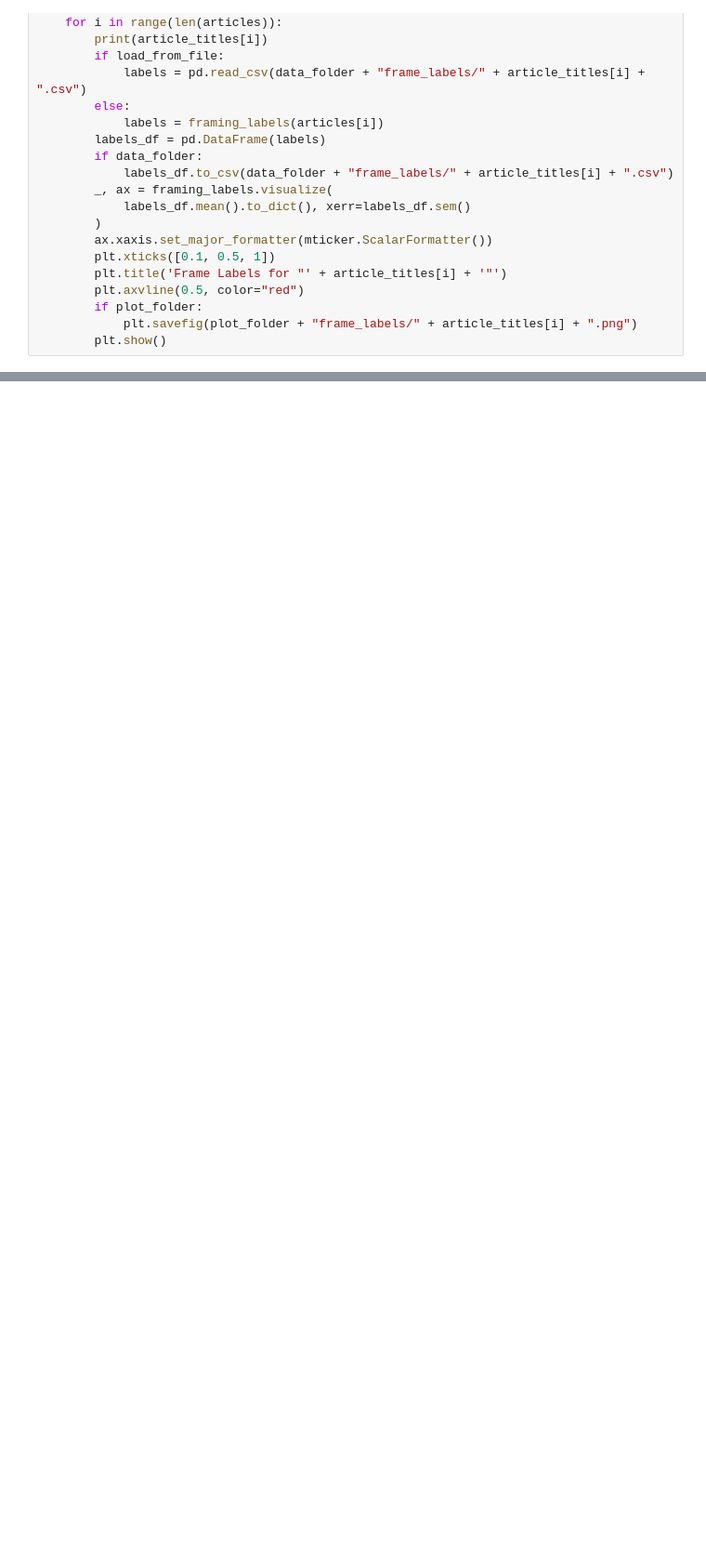
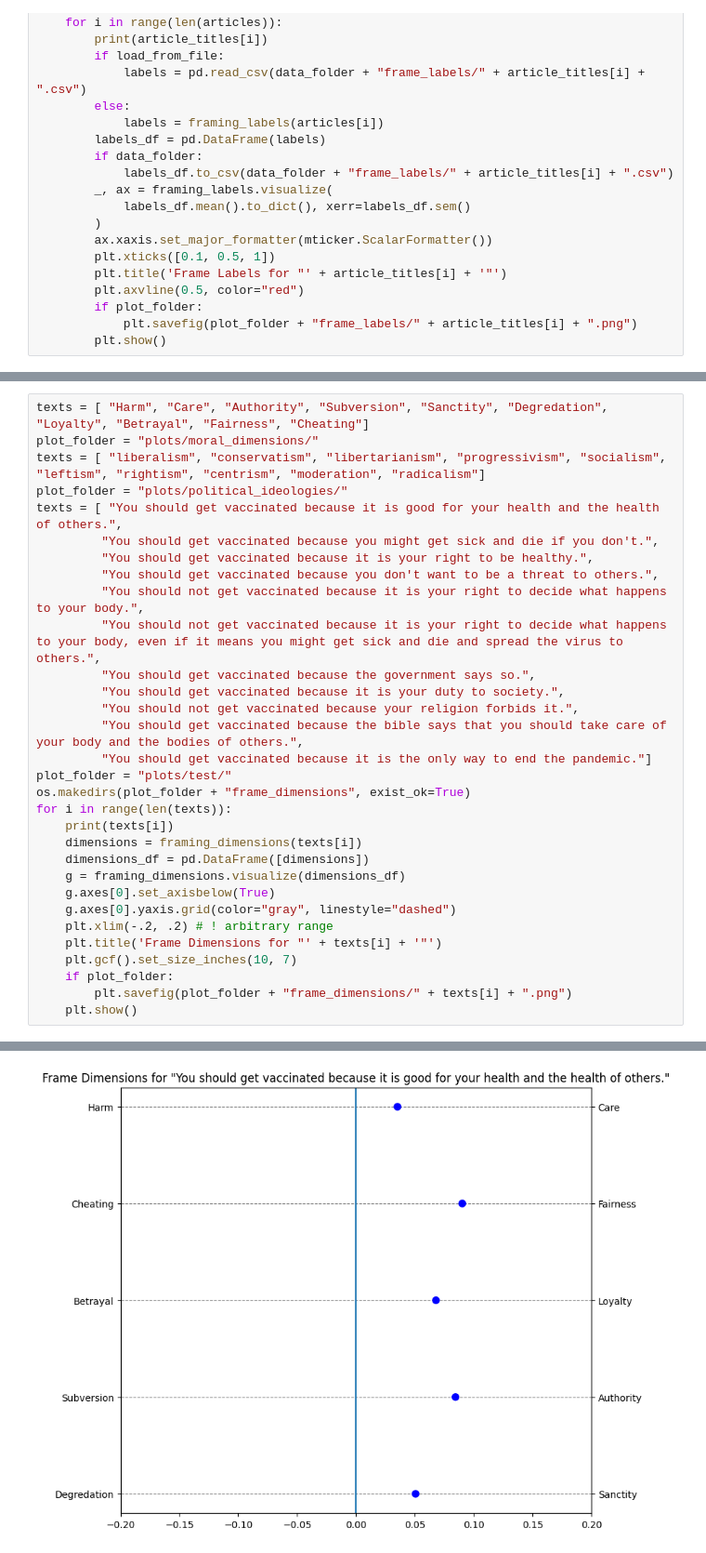
Before and after one commit to NicoOhler/wikipedia_framing_analysis, a Jupyter notebook: test.ipynb, the cells around one changed output, grey strips where cells are left out. Shown at 93% size. Drawn from its saved outputs; the diff is of its cells as text; blank space fills up the shorter version.

Commit message:
Creating experimental plots to understand moral frames better

```diff
--- a/test.ipynb
+++ b/test.ipynb
@@ -356,0 +343,32 @@ Abortion_law
+# %%
+texts = [ "Harm", "Care", "Authority", "Subversion", "Sanctity", "Degredation", "Loyalty", "Betrayal", "Fairness", "Cheating"]
+plot_folder = "plots/moral_dimensions/"
+texts = [ "liberalism", "conservatism", "libertarianism", "progressivism", "socialism", "leftism", "rightism", "centrism", "moderation", "radicalism"]
+plot_folder = "plots/political_ideologies/"
+texts = [ "You should get vaccinated because it is good for your health and the health of others.",
+         "You should get vaccinated because you might get sick and die if you don't.",
+         "You should get vaccinated because it is your right to be healthy.",
+         "You should get vaccinated because you don't want to be a threat to others.",
+         "You should not get vaccinated because it is your right to decide what happens to your body.",
+         "You should not get vaccinated because it is your right to decide what happens to your body, even if it means you might get sick and die and spread the virus to others.",
+         "You should get vaccinated because the government says so.",
+         "You should get vaccinated because it is your duty to society.",
+         "You should not get vaccinated because your religion forbids it.",
+         "You should get vaccinated because the bible says that you should take care of your body and the bodies of others.",
+         "You should get vaccinated because it is the only way to end the pandemic."]
+plot_folder = "plots/test/"
+os.makedirs(plot_folder + "frame_dimensions", exist_ok=True)
+for i in range(len(texts)):
+    print(texts[i])
+    dimensions = framing_dimensions(texts[i])
+    dimensions_df = pd.DataFrame([dimensions])
+    g = framing_dimensions.visualize(dimensions_df)
+    g.axes[0].set_axisbelow(True)
+    g.axes[0].yaxis.grid(color="gray", linestyle="dashed")
+    plt.xlim(-.2, .2) # ! arbitrary range
+    plt.title('Frame Dimensions for "' + texts[i] + '"')
+    plt.gcf().set_size_inches(10, 7)
+    if plot_folder:
+        plt.savefig(plot_folder + "frame_dimensions/" + texts[i] + ".png")
+    plt.show()
+# %% [output]
@@ -356,0 +376 @@ Abortion_law
+[figure, added]
```
Also changed, not shown: parts of 3 cells of this notebook, 31 other files.
